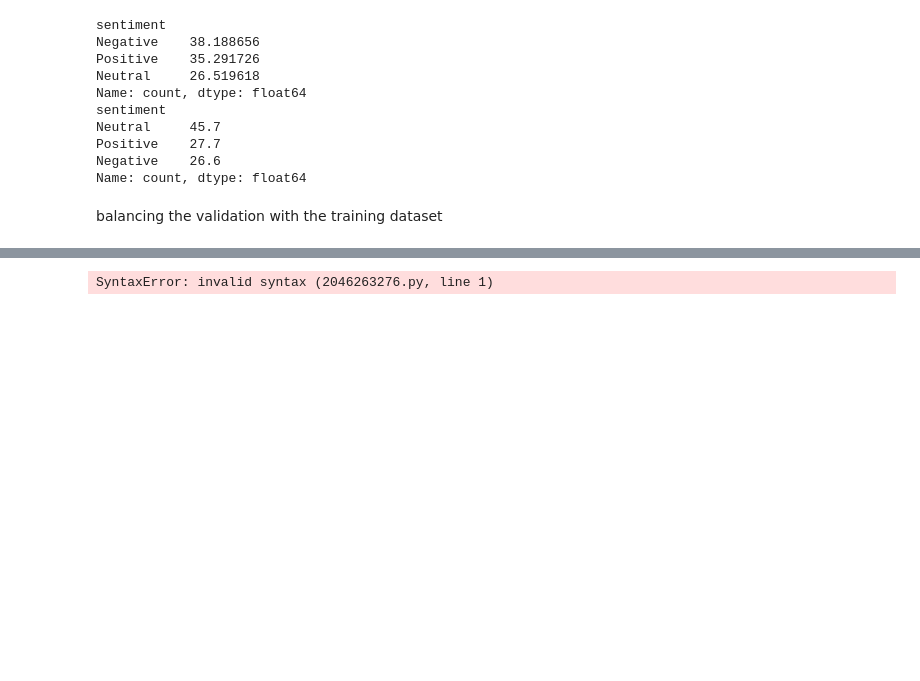
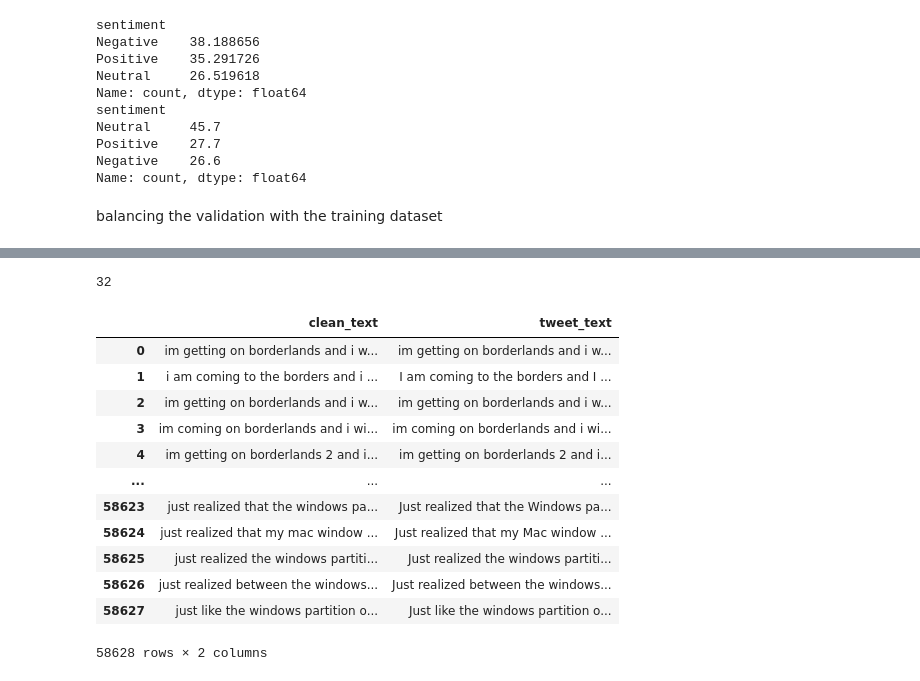
Before and after one commit to mahmoud25112/Customer_Sentiment_analysis_BERT, a Jupyter notebook: fine_tuneing_aws.ipynb, the cells around one changed output, grey strips where cells are left out. Saved outputs shown, nothing was run; the diff lists cells and outputs as text; code cells hidden in the pictures; blank space fills up the shorter version.

```diff
--- a/fine_tuneing_aws.ipynb
+++ b/fine_tuneing_aws.ipynb
@@ -202,8 +216,34 @@ KeyError: '[58339, 58700, 58503, 58354] not found in axis'
 # %%
 data_train['entity'].value_counts()
+print(len(data_train['entity'].value_counts()))
+# %% [output]
+32
 # %%
-sns.histplot(data=data_train, x='entity', stat="count", multiple="dodge")
-plt.
+def preProcess(text):
+  if not isinstance(text, str):
+    return""
+
+  text = text.lower()
+  text = re.sub(r'http\S+|WWW\S+|https\S+', '[URL]',text)
+  text = re.sub(r'@\w+', '[USER]', text)
+
+  text = re.sub(r'\s+', ' ', text).strip()
+
+  return text
+d_train['clean_text'] = d_train['tweet_text'].apply(preProcess)
+d_train[['clean_text','tweet_text']]
 # %% [output]
+|  | clean_text | tweet_text |
+| 0 | im getting on borderlands and i w... | im getting on borderlands and i w... |
+| 1 | i am coming to the borders and i ... | I am coming to the borders and I ... |
+| 2 | im getting on borderlands and i w... | im getting on borderlands and i w... |
+| 3 | im coming on borderlands and i wi... | im coming on borderlands and i wi... |
+| 4 | im getting on borderlands 2 and i... | im getting on borderlands 2 and i... |
+| ... | ... | ... |
+| 58623 | just realized that the windows pa... | Just realized that the Windows pa... |
+| 58624 | just realized that my mac window ... | Just realized that my Mac window ... |
+| 58625 | just realized the windows partiti... | Just realized the windows partiti... |
+| 58626 | just realized between the windows... | Just realized between the windows... |
+| 58627 | just like the windows partition o... | Just like the windows partition o... |
-SyntaxError: invalid syntax (2046263276.py, line 1)
+58628 rows × 2 columns
 # %%
```
Also changed, not shown: parts of 32 cells of this notebook.
